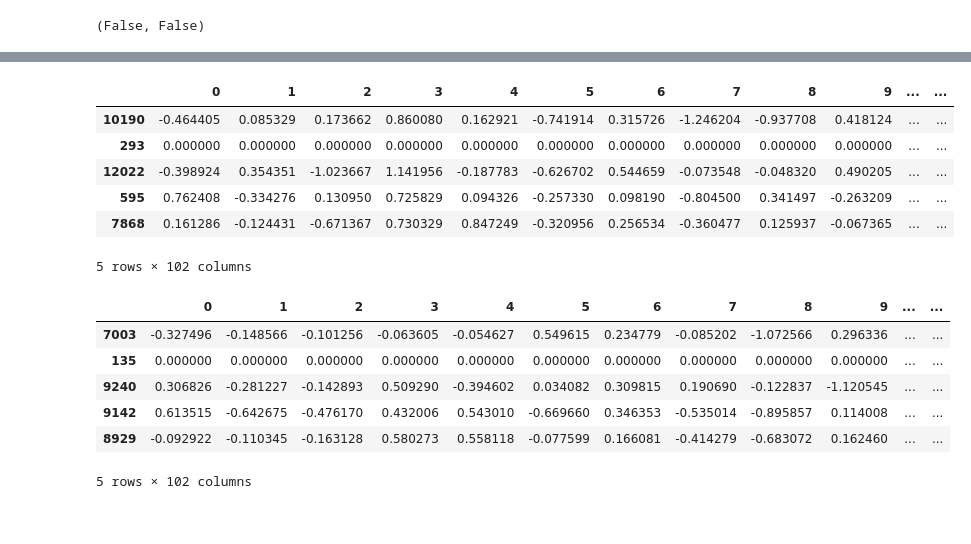
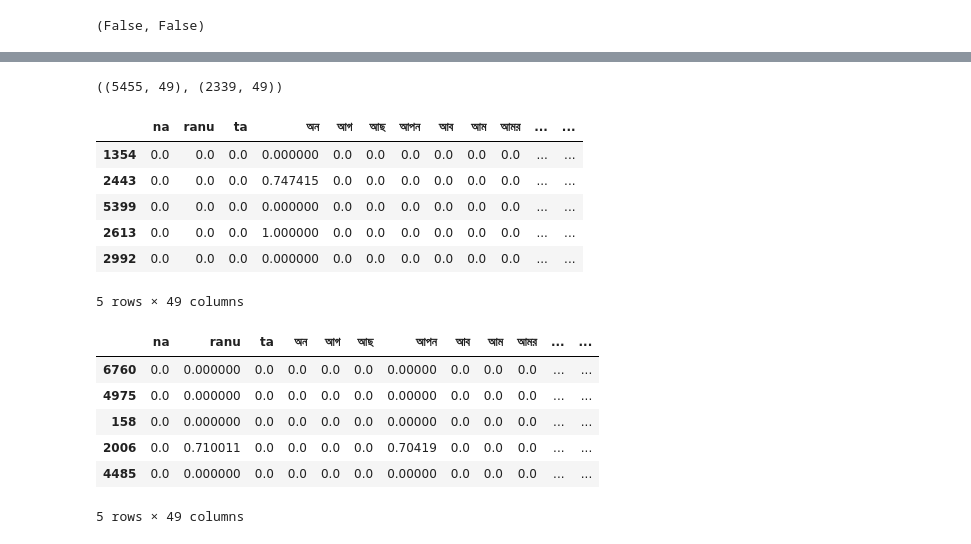
Before and after one commit to rachitsaksena/Multilingual-Agression-Classification, a Jupyter notebook: Adversarial Validation.ipynb, the cells around one changed output, grey strips where cells are left out. Saved outputs shown, nothing was run; the diff lists cells and outputs as text; code cells hidden in the pictures.

```diff
--- a/Adversarial Validation.ipynb
+++ b/Adversarial Validation.ipynb
@@ -27,8 +26,10 @@ train_df.shape, test_df.shape
 # %%
-x = pd.read_csv("Cache/Embeddings/tfidf_w2v_en.csv")
+x = pd.read_csv("Cache/Embeddings/tfidf_ben.csv")
 # y = pd.read_csv("Data/cleaned english.csv")["Sub-task A"]
-y = pd.read_csv("Data/y_eng_oversampled.csv", header=None)
-X_train, X_test, Y_train, Y_test = train_test_split(x, y, test_size=0.3, random_state=1)
+y = pd.read_csv("Data/y_ben_oversampled.csv", header=None)
+le = LabelEncoder()
+y = le.fit_transform(y.iloc[:, 0])
+X_train, X_test, Y_train, Y_test = train_test_split(x, y, test_size=0.3, random_state=4)
 train_df=pd.DataFrame(X_train)
 test_df=pd.DataFrame(X_test)
 # %%
@@ -99,13 +127,17 @@ plot_features(model, remaining_data, combined_data.columns)
+# %%
+train_df.shape, test_df.shape
+# %% [output]
+((5455, 49), (2339, 49))
 # %%
-train_df['Y'] = Y_train.values
+train_df['Y'] = Y_train
 train_df.drop(columns=['dataset_label'], inplace=True)
 train_df.head()
 # %% [output]
-|  | 0 | 1 | 2 | 3 | 4 | 5 | 6 | 7 | 8 | 9 | ... | ... |
-| 10190 | -0.464405 | 0.085329 | 0.173662 | 0.860080 | 0.162921 | -0.741914 | 0.315726 | -1.246204 | -0.937708 | 0.418124 | ... | ... |
-| 293 | 0.000000 | 0.000000 | 0.000000 | 0.000000 | 0.000000 | 0.000000 | 0.000000 | 0.000000 | 0.000000 | 0.000000 | ... | ... |
-| 12022 | -0.398924 | 0.354351 | -1.023667 | 1.141956 | -0.187783 | -0.626702 | 0.544659 | -0.073548 | -0.048320 | 0.490205 | ... | ... |
-| 595 | 0.762408 | -0.334276 | 0.130950 | 0.725829 | 0.094326 | -0.257330 | 0.098190 | -0.804500 | 0.341497 | -0.263209 | ... | ... |
-| 7868 | 0.161286 | -0.124431 | -0.671367 | 0.730329 | 0.847249 | -0.320956 | 0.256534 | -0.360477 | 0.125937 | -0.067365 | ... | ... |
+|  | na | ranu | ta | অন | আগ | আছ | আপন | আব | আম | আমর | ... | ... |
+| 1354 | 0.0 | 0.0 | 0.0 | 0.000000 | 0.0 | 0.0 | 0.0 | 0.0 | 0.0 | 0.0 | ... | ... |
+| 2443 | 0.0 | 0.0 | 0.0 | 0.747415 | 0.0 | 0.0 | 0.0 | 0.0 | 0.0 | 0.0 | ... | ... |
+| 5399 | 0.0 | 0.0 | 0.0 | 0.000000 | 0.0 | 0.0 | 0.0 | 0.0 | 0.0 | 0.0 | ... | ... |
+| 2613 | 0.0 | 0.0 | 0.0 | 1.000000 | 0.0 | 0.0 | 0.0 | 0.0 | 0.0 | 0.0 | ... | ... |
+| 2992 | 0.0 | 0.0 | 0.0 | 0.000000 | 0.0 | 0.0 | 0.0 | 0.0 | 0.0 | 0.0 | ... | ... |
-5 rows × 102 columns
+5 rows × 49 columns
 # %%
@@ -113,13 +145,13 @@ train_df.to_csv("Data/eng_train_tfidf_w2v.csv", index=False)
 # %%
-test_df['Y'] = Y_test.values
+test_df['Y'] = Y_test
 test_df.drop(columns=['dataset_label'], inplace=True)
 test_df.head()
 # %% [output]
-|  | 0 | 1 | 2 | 3 | 4 | 5 | 6 | 7 | 8 | 9 | ... | ... |
-| 7003 | -0.327496 | -0.148566 | -0.101256 | -0.063605 | -0.054627 | 0.549615 | 0.234779 | -0.085202 | -1.072566 | 0.296336 | ... | ... |
-| 135 | 0.000000 | 0.000000 | 0.000000 | 0.000000 | 0.000000 | 0.000000 | 0.000000 | 0.000000 | 0.000000 | 0.000000 | ... | ... |
-| 9240 | 0.306826 | -0.281227 | -0.142893 | 0.509290 | -0.394602 | 0.034082 | 0.309815 | 0.190690 | -0.122837 | -1.120545 | ... | ... |
-| 9142 | 0.613515 | -0.642675 | -0.476170 | 0.432006 | 0.543010 | -0.669660 | 0.346353 | -0.535014 | -0.895857 | 0.114008 | ... | ... |
-| 8929 | -0.092922 | -0.110345 | -0.163128 | 0.580273 | 0.558118 | -0.077599 | 0.166081 | -0.414279 | -0.683072 | 0.162460 | ... | ... |
+|  | na | ranu | ta | অন | আগ | আছ | আপন | আব | আম | আমর | ... | ... |
+| 6760 | 0.0 | 0.000000 | 0.0 | 0.0 | 0.0 | 0.0 | 0.00000 | 0.0 | 0.0 | 0.0 | ... | ... |
+| 4975 | 0.0 | 0.000000 | 0.0 | 0.0 | 0.0 | 0.0 | 0.00000 | 0.0 | 0.0 | 0.0 | ... | ... |
+| 158 | 0.0 | 0.000000 | 0.0 | 0.0 | 0.0 | 0.0 | 0.00000 | 0.0 | 0.0 | 0.0 | ... | ... |
+| 2006 | 0.0 | 0.710011 | 0.0 | 0.0 | 0.0 | 0.0 | 0.70419 | 0.0 | 0.0 | 0.0 | ... | ... |
+| 4485 | 0.0 | 0.000000 | 0.0 | 0.0 | 0.0 | 0.0 | 0.00000 | 0.0 | 0.0 | 0.0 | ... | ... |
-5 rows × 102 columns
+5 rows × 49 columns
 # %%
```
Also changed, not shown: parts of 6 cells of this notebook, 32 other files.
